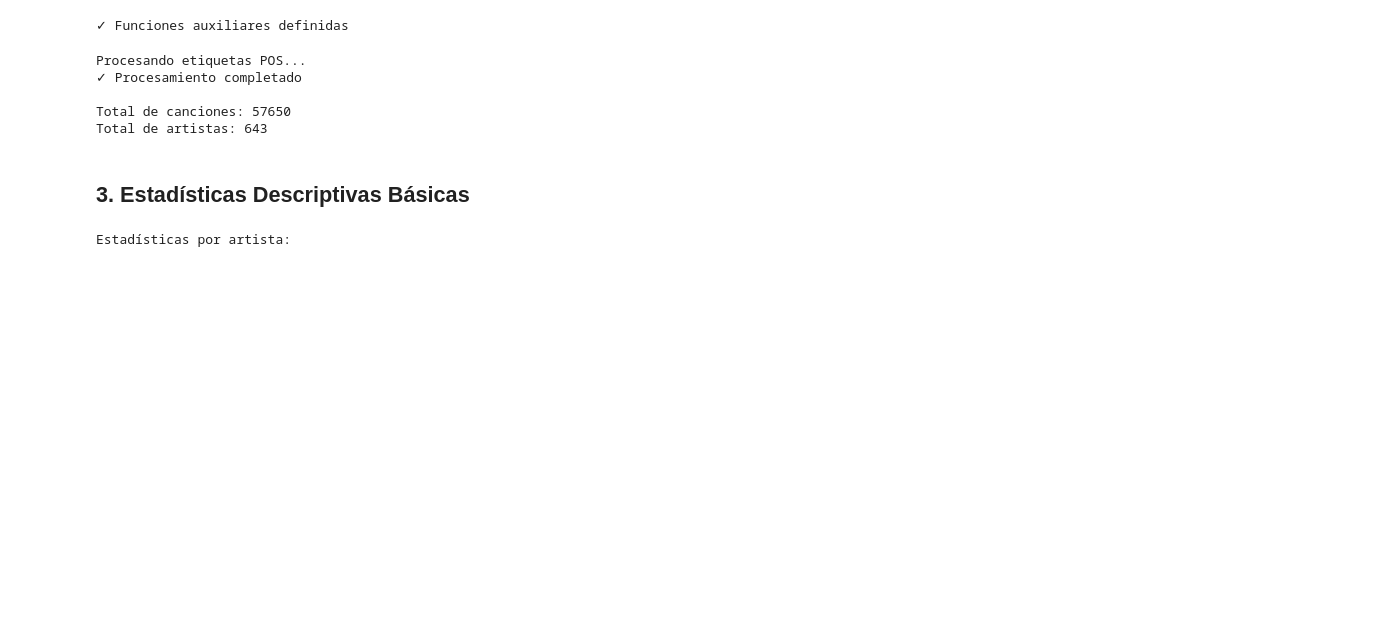
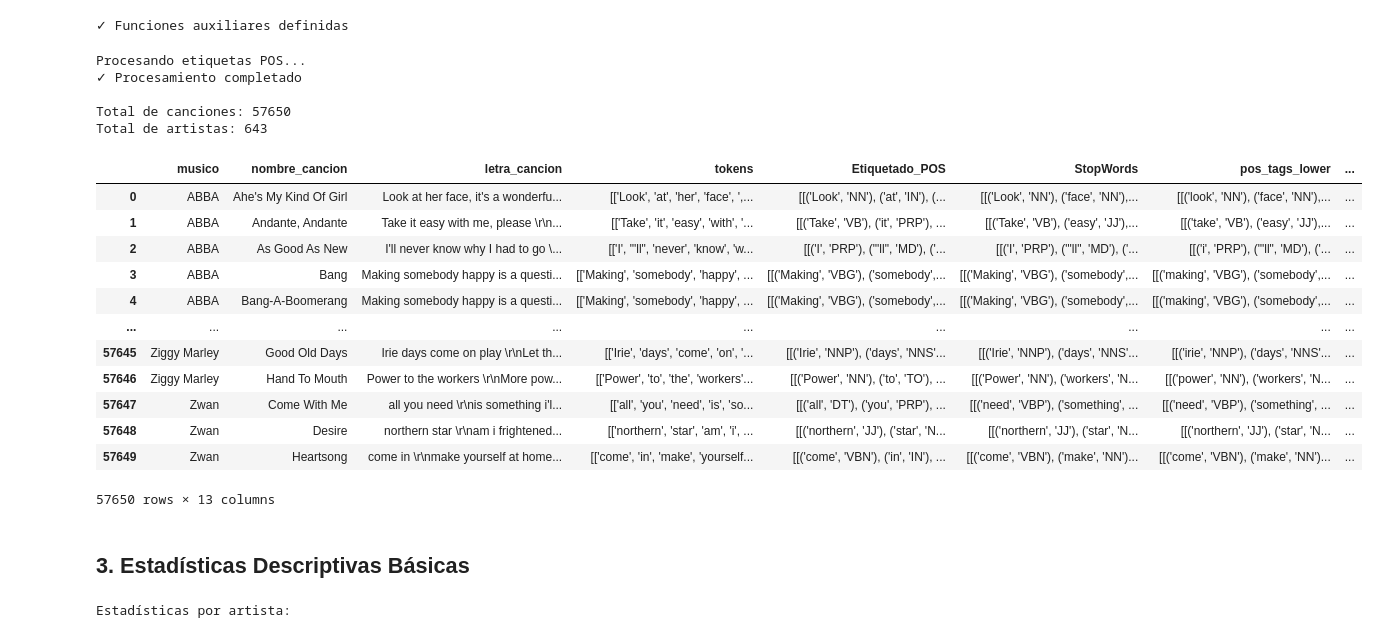
Before and after one commit to nubiaebv/analisis-pln-pos-tagging-musical, a Jupyter notebook: notebooks/04_analisis_morfologico_nltk.ipynb, the cells around one changed output. Drawn from its saved outputs; the diff is of its cells as text; code cells hidden in the pictures; blank space fills up the shorter version.

```diff
--- a/notebooks/04_analisis_morfologico_nltk.ipynb
+++ b/notebooks/04_analisis_morfologico_nltk.ipynb
@@ -43,11 +43,13 @@ def extraer_pos_tags(pos_string):
     Extrae las etiquetas POS de una cadena de texto.
     Ejemplo: "[[(Look, NN), (at, IN)]]" -> ['NN', 'IN']
     """
+
     if pd.isna(pos_string):
         return []
 
-    # Extraer etiquetas usando regex
-    tags = re.findall(r',\s*([A-Z$]+)\)', str(pos_string))
+    # Extraer las etiquetas POS (segundo elemento de cada tupla)
+    # Busca patrones como ('palabra', 'TAG')
+    tags = re.findall(r",\s*'([^']+)'\)", str(pos_string))
     return tags
 
 def extraer_palabras(tokens_string):
@@ -97,6 +99,22 @@ Procesando etiquetas POS...
 
 Total de canciones: 57650
 Total de artistas: 643
+# %%
+df
+# %% [output]
+|  | musico | nombre_cancion | letra_cancion | tokens | Etiquetado_POS | StopWords | pos_tags_lower | ... |
+| 0 | ABBA | Ahe's My Kind Of Girl | Look at her face, it's a wonderfu... | [['Look', 'at', 'her', 'face', ',... | [[('Look', 'NN'), ('at', 'IN'), (... | [[('Look', 'NN'), ('face', 'NN'),... | [[('look', 'NN'), ('face', 'NN'),... | ... |
+| 1 | ABBA | Andante, Andante | Take it easy with me, please \r\n... | [['Take', 'it', 'easy', 'with', '... | [[('Take', 'VB'), ('it', 'PRP'), ... | [[('Take', 'VB'), ('easy', 'JJ'),... | [[('take', 'VB'), ('easy', 'JJ'),... | ... |
+| 2 | ABBA | As Good As New | I'll never know why I had to go \... | [['I', "'ll", 'never', 'know', 'w... | [[('I', 'PRP'), ("'ll", 'MD'), ('... | [[('I', 'PRP'), ("'ll", 'MD'), ('... | [[('i', 'PRP'), ("'ll", 'MD'), ('... | ... |
+| 3 | ABBA | Bang | Making somebody happy is a questi... | [['Making', 'somebody', 'happy', ... | [[('Making', 'VBG'), ('somebody',... | [[('Making', 'VBG'), ('somebody',... | [[('making', 'VBG'), ('somebody',... | ... |
+| 4 | ABBA | Bang-A-Boomerang | Making somebody happy is a questi... | [['Making', 'somebody', 'happy', ... | [[('Making', 'VBG'), ('somebody',... | [[('Making', 'VBG'), ('somebody',... | [[('making', 'VBG'), ('somebody',... | ... |
+| ... | ... | ... | ... | ... | ... | ... | ... | ... |
+| 57645 | Ziggy Marley | Good Old Days | Irie days come on play \r\nLet th... | [['Irie', 'days', 'come', 'on', '... | [[('Irie', 'NNP'), ('days', 'NNS'... | [[('Irie', 'NNP'), ('days', 'NNS'... | [[('irie', 'NNP'), ('days', 'NNS'... | ... |
+| 57646 | Ziggy Marley | Hand To Mouth | Power to the workers \r\nMore pow... | [['Power', 'to', 'the', 'workers'... | [[('Power', 'NN'), ('to', 'TO'), ... | [[('Power', 'NN'), ('workers', 'N... | [[('power', 'NN'), ('workers', 'N... | ... |
+| 57647 | Zwan | Come With Me | all you need \r\nis something i'l... | [['all', 'you', 'need', 'is', 'so... | [[('all', 'DT'), ('you', 'PRP'), ... | [[('need', 'VBP'), ('something', ... | [[('need', 'VBP'), ('something', ... | ... |
+| 57648 | Zwan | Desire | northern star \r\nam i frightened... | [['northern', 'star', 'am', 'i', ... | [[('northern', 'JJ'), ('star', 'N... | [[('northern', 'JJ'), ('star', 'N... | [[('northern', 'JJ'), ('star', 'N... | ... |
+| 57649 | Zwan | Heartsong | come in \r\nmake yourself at home... | [['come', 'in', 'make', 'yourself... | [[('come', 'VBN'), ('in', 'IN'), ... | [[('come', 'VBN'), ('make', 'NN')... | [[('come', 'VBN'), ('make', 'NN')... | ... |
+57650 rows × 13 columns
 # %% [markdown]
 ## 3. Estadísticas Descriptivas Básicas
 # %%
```
Also changed, not shown: parts of 8 cells of this notebook, 2 other files.
